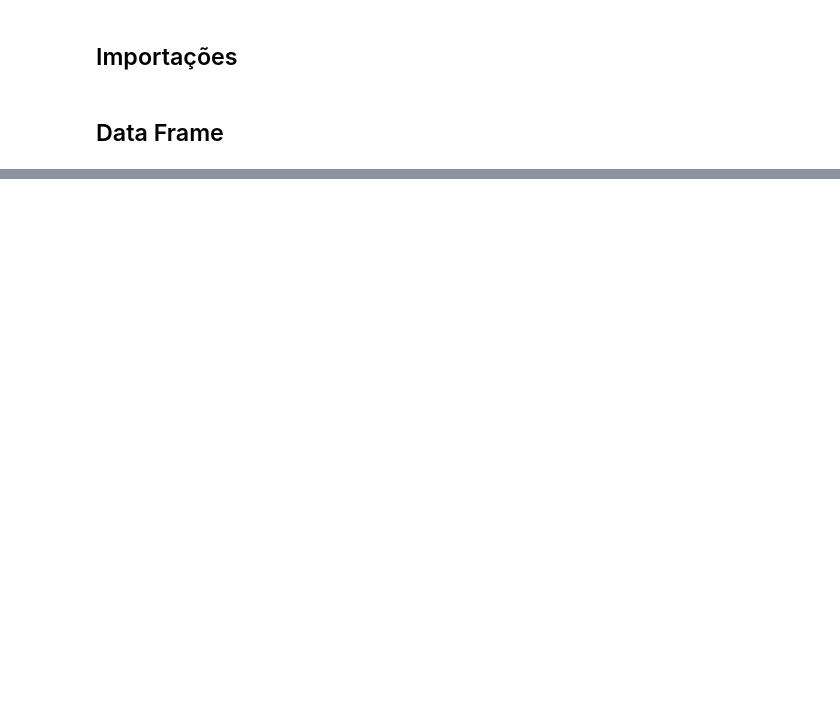
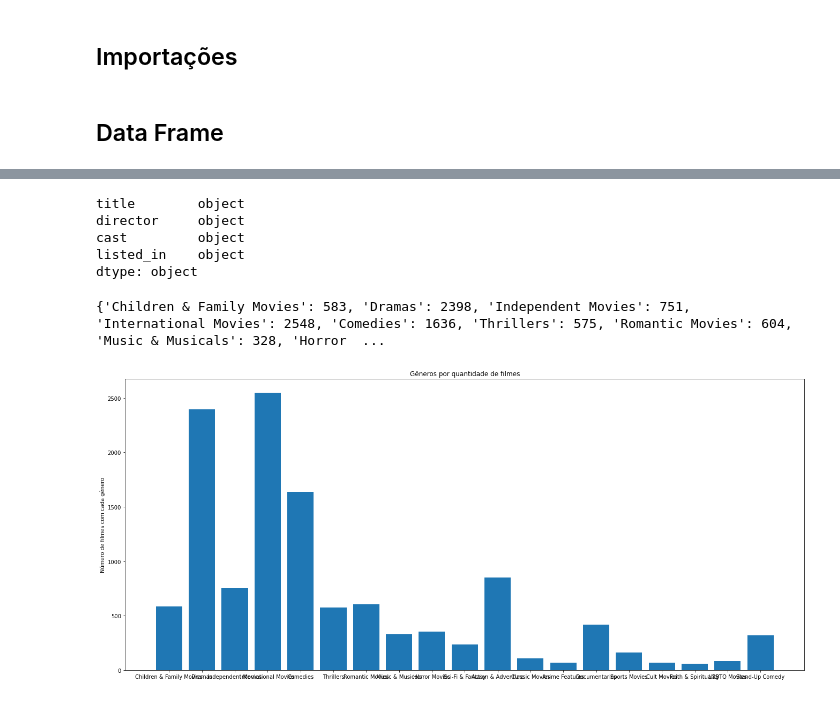
Before and after one commit to JuToyama/Projeto2_Cdados, a Jupyter notebook: netflix.ipynb, the cells around one changed output, grey strips where cells are left out. Cells and saved outputs as stored; diff of their text form; code cells hidden in the pictures; blank space fills up the shorter version.

Commit message:
Grafico de genero

```diff
--- a/netflix.ipynb
+++ b/netflix.ipynb
@@ -31,3 +33,44 @@ df_movies.head()
 | 9 | The Starling | Theodore Melfi | Melissa McCarthy, Chris O'Dowd, K... | Comedies, Dramas |
 | 12 | Je Suis Karl | Christian Schwochow | Luna Wedler, Jannis Niewöhner, Mi... | Dramas, International Movies |
 | 13 | Confessions of an Invisible Girl | Bruno Garotti | Klara Castanho, Lucca Picon, Júli... | Children & Family Movies, Comedies |
+# %%
+df_movies.dtypes
+# %% [output]
+title        object
+director     object
+cast         object
+listed_in    object
+dtype: object
+# %%
+#Separação por gêneros
+generos = ['Children & Family Movies', 'Dramas', 'Independent Movies', 'International Movies', 'Comedies', 'Thrillers',
+           'Romantic Movies', 'Music & Musicals', 'Horror Movies', 'Sci-Fi & Fantasy', 'Action & Adventure', 'Classic Movies',
+           'Anime Features', 'Documentaries', 'Sports Movies', 'Cult Movies', 'Faith & Spirituality', 'LGBTQ Movies',
+           'Stand-Up Comedy']
+
+#Criando um dicionário com o gênero e sua quantidade de filmes
+dic_generos = {}
+
+for i in df_movies['listed_in']:
+    for genero in generos:
+        if genero in i:
+            if genero in dic_generos.keys():
+                dic_generos[genero] += 1
+            else:
+                dic_generos[genero] = 1
+print(dic_generos)
+
+#Plotando o dicionário em um histograma
+plt.figure(figsize=(50, 10))
+
+plt.subplot(121)
+
+plt.bar(range(len(generos)), dic_generos.values())
+plt.title("Gêneros por quantidade de filmes")
+plt.ylabel("Número de filmes com cada gênero")
+plt.xticks(range(len(generos)), dic_generos.keys())
+plt.show()
+#As barras do gráfico estão na ordem do dicionário impresso
+# %% [output]
+{'Children & Family Movies': 583, 'Dramas': 2398, 'Independent Movies': 751, 'International Movies': 2548, 'Comedies': 1636, 'Thrillers': 575, 'Romantic Movies': 604, 'Music & Musicals': 328, 'Horror  ...
+[figure, added]
```
Also changed, not shown: parts of 1 cell of this notebook.
